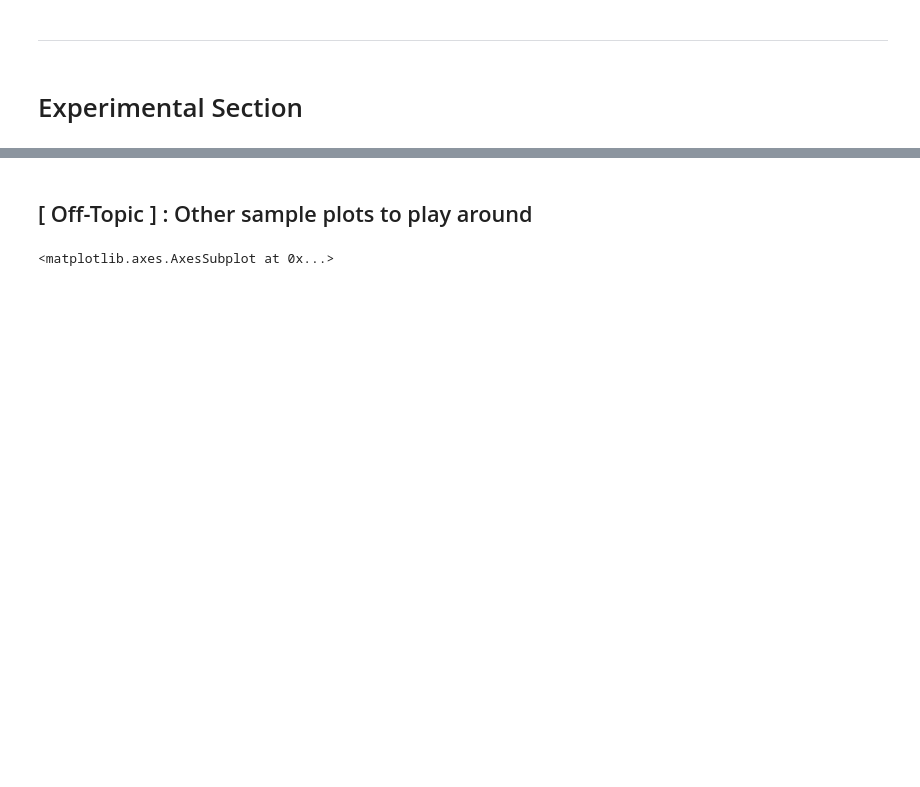
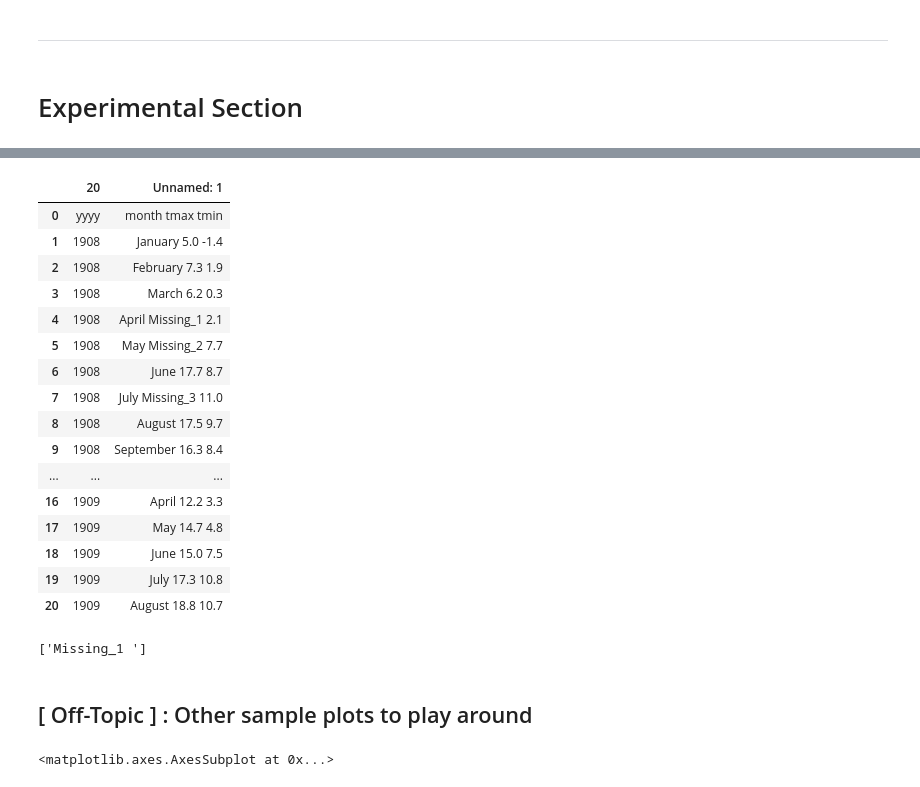
Before and after one commit to Devang-25/codeRiddles, a Jupyter notebook: hacker_rank/expansion-challenge/temperature_prediction_sample.ipynb, the cells around one changed output, grey strips where cells are left out. Saved outputs shown, nothing was run; the diff lists cells and outputs as text; code cells hidden in the pictures; blank space fills up the shorter version.

```diff
--- a/hacker_rank/expansion-challenge/temperature_prediction_sample.ipynb
+++ b/hacker_rank/expansion-challenge/temperature_prediction_sample.ipynb
@@ -323,3 +363,33 @@ PT.df[[2,3]].applymap(lambda x: pd.notnull(x))
+# %%
+# read table of fixed width formatted lines from a file into DataFrame
+df4 = pd.read_fwf('testcases/temperature.txt')
+df4
+# try splitting the columns into 3 to bring data in required form
+# %% [output]
+|  | 20 | Unnamed: 1 |
+| 0 | yyyy | month tmax tmin |
+| 1 | 1908 | January 5.0 -1.4 |
+| 2 | 1908 | February 7.3 1.9 |
+| 3 | 1908 | March 6.2 0.3 |
+| 4 | 1908 | April Missing_1 2.1 |
+| 5 | 1908 | May Missing_2 7.7 |
+| 6 | 1908 | June 17.7 8.7 |
+| 7 | 1908 | July Missing_3 11.0 |
+| 8 | 1908 | August 17.5 9.7 |
+| 9 | 1908 | September 16.3 8.4 |
+| ... | ... | ... |
+| 16 | 1909 | April 12.2 3.3 |
+| 17 | 1909 | May 14.7 4.8 |
+| 18 | 1909 | June 15.0 7.5 |
+| 19 | 1909 | July 17.3 10.8 |
+| 20 | 1909 | August 18.8 10.7 |
+# %%
+# Test to find out how to catch strings like Missing_1, Missing_2, ..
+import re
+df['tmax'].replace(r'\bMi.*', np.NaN)
+re.findall(r'\AMi.*\s', df.loc[3]['tmax'] + ' arcolife') # observe that it's still not perfect (a space at the end)
+# %% [output]
+['Missing_1 ']
 # %% [markdown]
 ## [ Off-Topic ] : Other sample plots to play around
 # %%
```
Also changed, not shown: parts of 18 cells of this notebook.
